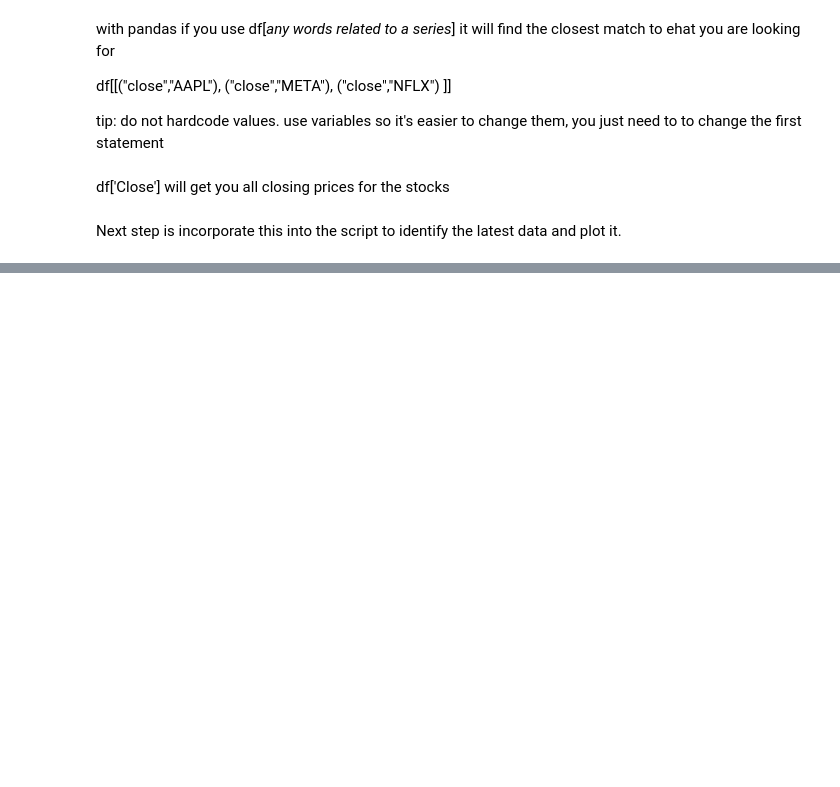
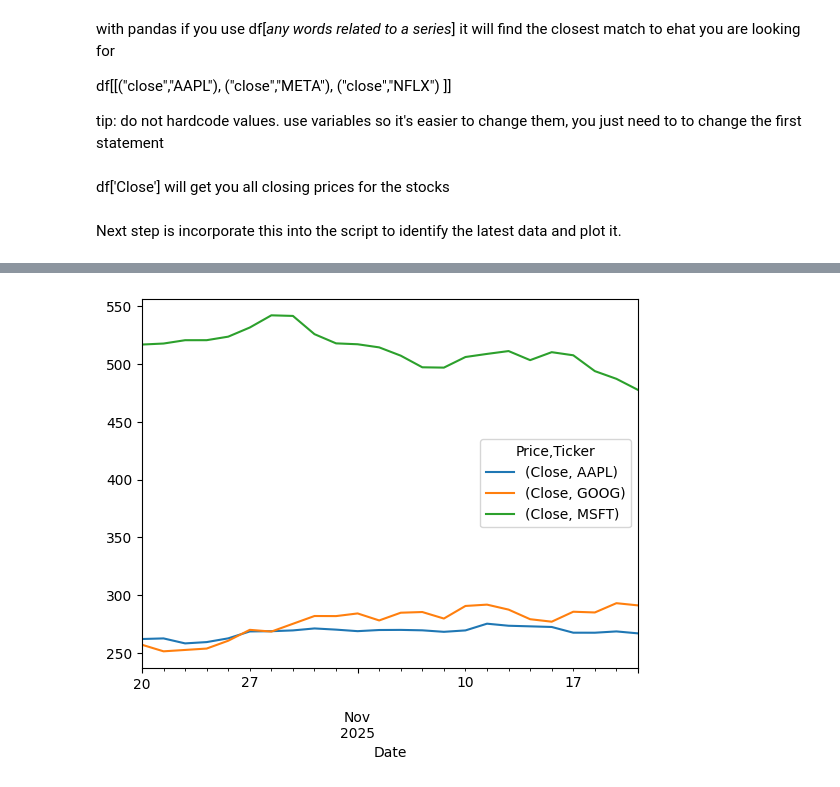
Before and after one commit to irenecelebrin/computer-infrastructure, a Jupyter notebook: roughwork/notes.ipynb, the cells around one changed output, grey strips where cells are left out. Drawn from its saved outputs; the diff is of its cells as text; code cells hidden in the pictures; blank space fills up the shorter version.

```diff
--- a/roughwork/notes.ipynb
+++ b/roughwork/notes.ipynb
@@ -502,0 +521,4 @@ Next step is incorporate this into the script to identify the latest data and pl
+# %%
+df[[( 'Close', 'AAPL'), ('Close', 'GOOG'), ( 'Close', 'MSFT')]].plot();
+# %% [output]
+[figure, added]
```
Also changed, not shown: parts of 26 cells of this notebook, 3 other files.
